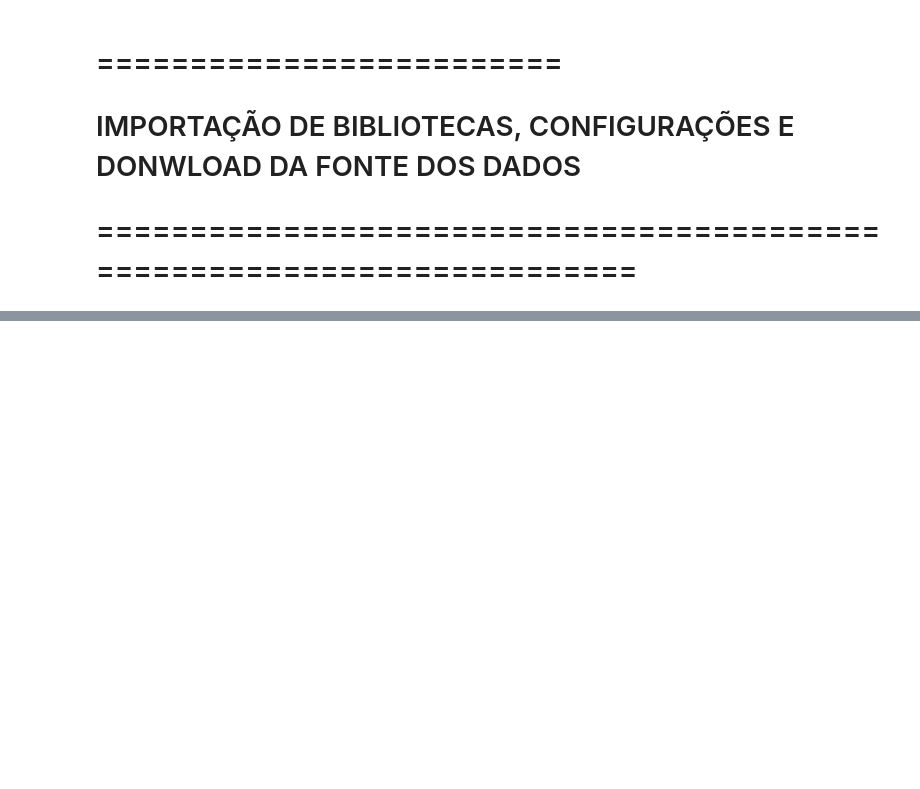
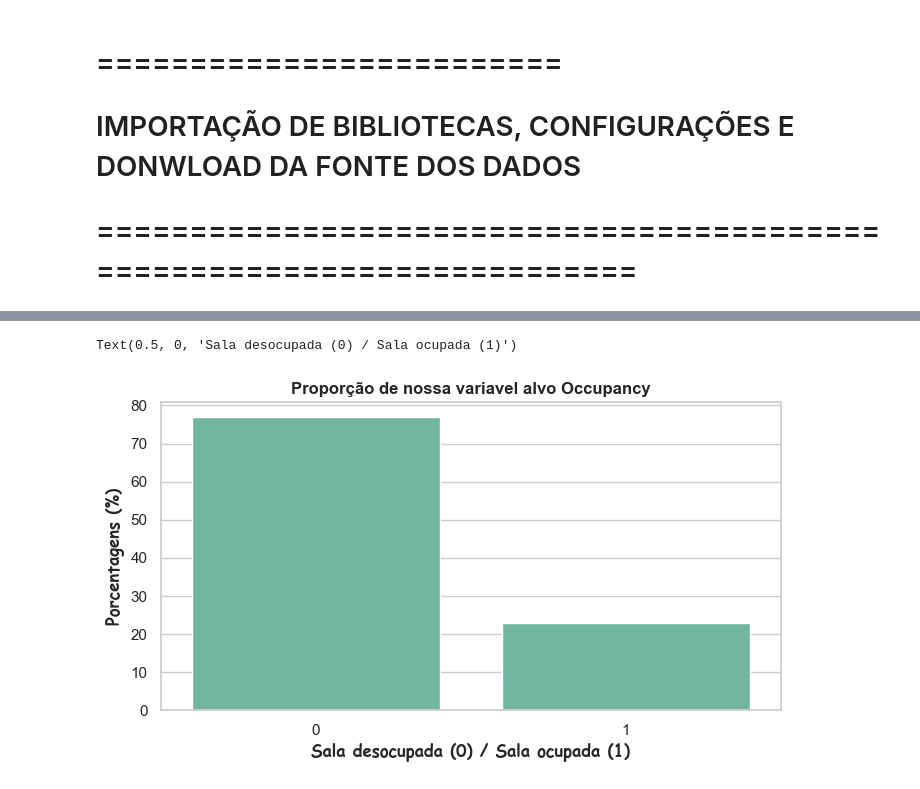
Before and after one commit to isaaclicCode/Projeto_de_Machine_Learning_Isaac_Trenard, a Jupyter notebook: notebooks/EDA.ipynb, the cells around one changed output, grey strips where cells are left out. Cells and saved outputs as stored; diff of their text form; code cells hidden in the pictures; blank space fills up the shorter version.

```diff
--- a/notebooks/EDA.ipynb
+++ b/notebooks/EDA.ipynb
@@ -24,0 +135,11 @@ ModuleNotFoundError: No module named 'sklearn.neigbors'
+# %%
+# Gráfico de barras da proporção da variável alvo (Occupancy)
+proporcoes = df ['Occupancy'].value_counts(normalize=True).round(2) * 100
+plt.figure(figsize=(8,4))
+sns.barplot(x=proporcoes.index,y= proporcoes.values)
+plt.title ('Proporção de nossa variavel alvo Occupancy' , fontweight ='bold')
+plt.ylabel('Porcentagens (%)', fontweight = 'semibold', font = 'cursive')
+plt.xlabel('Sala desocupada (0) / Sala ocupada (1)', fontweight = 'semibold', font = 'cursive')
+# %% [output]
+Text(0.5, 0, 'Sala desocupada (0) / Sala ocupada (1)')
+[figure, added]
```
Also changed, not shown: parts of 11 cells of this notebook.
